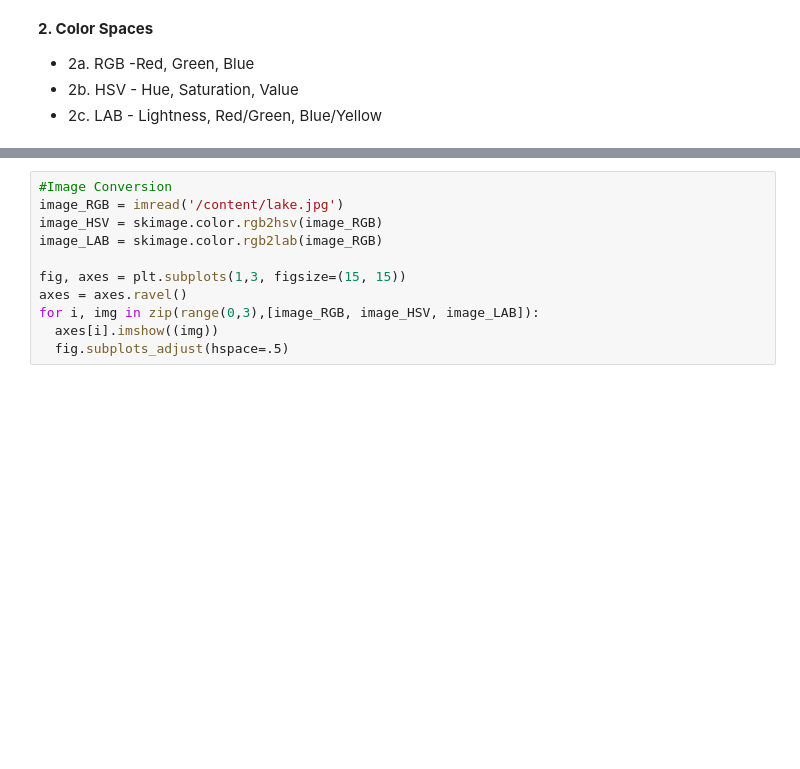
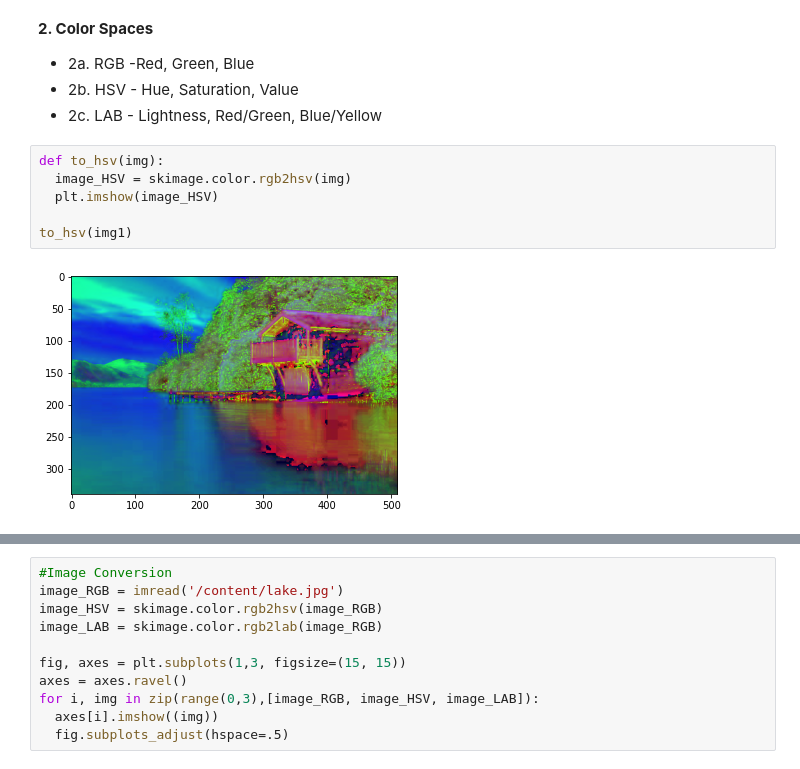
Before and after one commit to IshaqKHATTAK/Computer-Vision, a Jupyter notebook: 2020313_Muhammad_ishaq(ASSIGNMENT_2).ipynb, the cells around one changed output, grey strips where cells are left out. Saved outputs shown, nothing was run; the diff lists cells and outputs as text; blank space fills up the shorter version.

```diff
--- a/2020313_Muhammad_ishaq(ASSIGNMENT_2).ipynb
+++ b/2020313_Muhammad_ishaq(ASSIGNMENT_2).ipynb
@@ -124,3 +133,11 @@ image1.shape#upsampled image shape
 *   2a. RGB -Red, Green, Blue
 *   2b. HSV - Hue, Saturation, Value
 *   2c. LAB - Lightness, Red/Green, Blue/Yellow
+# %%
+def to_hsv(img):
+  image_HSV = skimage.color.rgb2hsv(img)
+  plt.imshow(image_HSV)
+
+to_hsv(img1)
+# %% [output]
+[figure, added]
```
Also changed, not shown: parts of 15 cells of this notebook.
